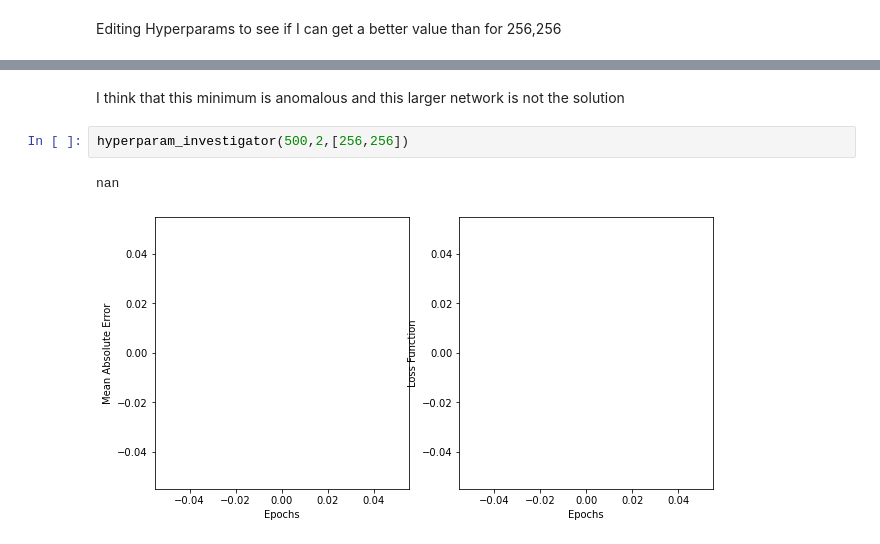
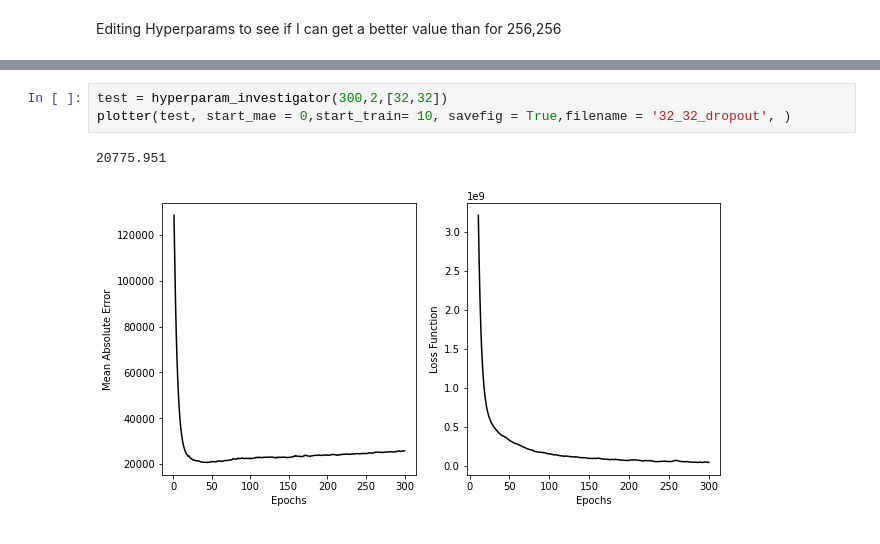
Before and after one commit to seancraven/Level-4-Masters-Project, a Jupyter notebook: Regression_House_Prices_Kaggle/Regression_Notebook.ipynb, the cells around one changed output, grey strips where cells are left out. Drawn from its saved outputs; the diff is of its cells as text.

Commit message:
Attempted Dropout didnt seem promising

```diff
--- a/Regression_House_Prices_Kaggle/Regression_Notebook.ipynb
+++ b/Regression_House_Prices_Kaggle/Regression_Notebook.ipynb
@@ -287,7 +223,6 @@ nan
-# %% [markdown]
-I think that this minimum is anomalous and this larger network is not the solution
-# %%
-hyperparam_investigator(500,2,[256,256])
-# %% [output]
-nan
-[figure, removed]
+# %%
+test = hyperparam_investigator(300,2,[32,32])
+plotter(test, start_mae = 0,start_train= 10, savefig = True,filename = '32_32_dropout', )
+# %% [output]
+20775.951
+[figure, added]
```
Also changed, not shown: parts of 16 cells of this notebook.
